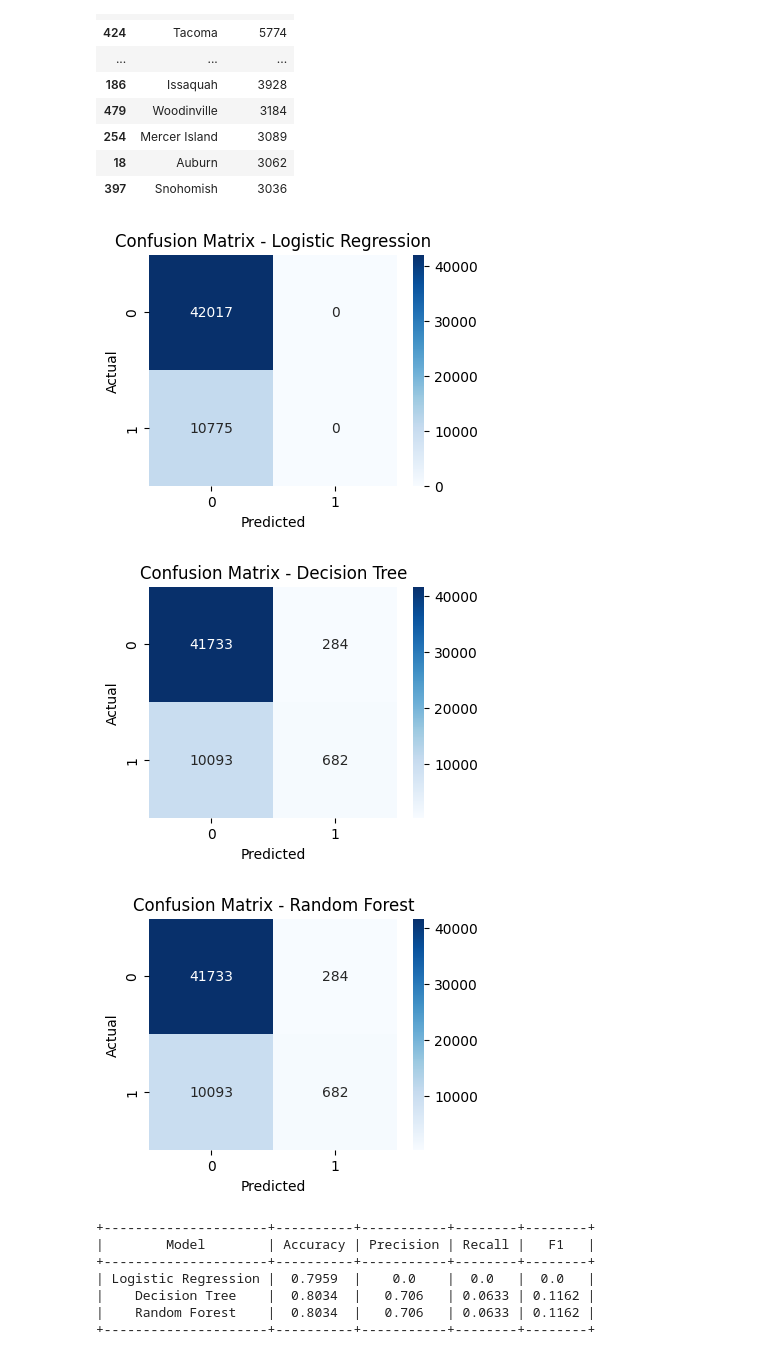
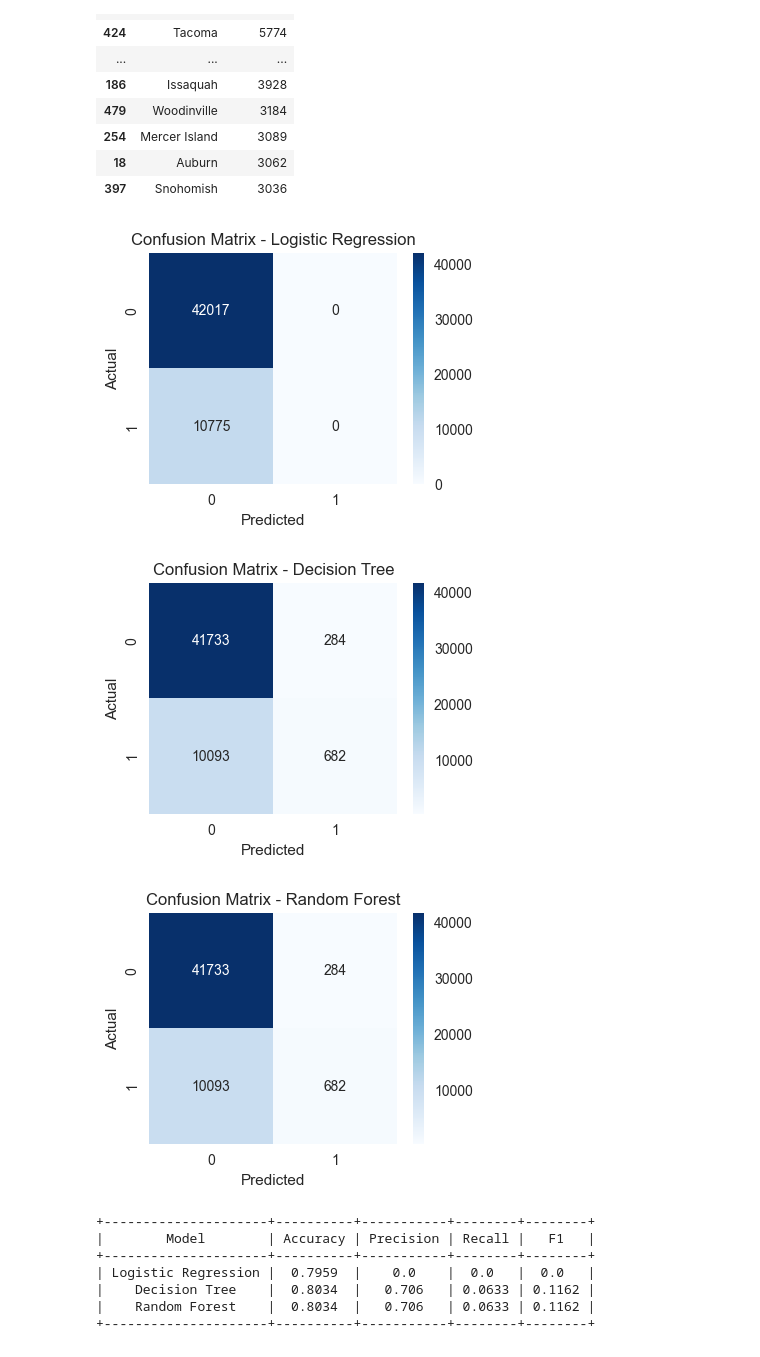
Before and after one commit to LeQuocHoaiDuc22130048/DATAMINNIG_GROUP_21, a Jupyter notebook: notebooks/EV_Mining.ipynb, the cells around one changed output. Drawn from its saved outputs; the diff is of its cells as text; code cells hidden in the pictures.

```diff
--- a/notebooks/EV_Mining.ipynb
+++ b/notebooks/EV_Mining.ipynb
@@ -11,6 +11,15 @@ from sklearn.tree import DecisionTreeClassifier
 from sklearn.ensemble import RandomForestClassifier
 from sklearn.metrics import accuracy_score, precision_score, recall_score, f1_score, confusion_matrix
 from prettytable import PrettyTable
+
+from statsmodels.tsa.arima.model import ARIMA
+from pmdarima import auto_arima
+from sklearn.metrics import mean_absolute_error, mean_squared_error
+from statsmodels.tsa.stattools import adfuller
+
+from prophet import Prophet
+
+plt.style.use("seaborn-v0_8")
 # %%
 #read
 df = pd.read_csv("../dataset/Electric_Vehicle_Population_Data.csv")
@@ -237,36 +246,36 @@ table.field_names = ["Model", "Accuracy", "Precision", "Recall", "F1"]
 # %%
 # 3. Train and review model
 for name, model in models.items():
     model.fit(X_train, y_train)
     y_pred = model.predict(X_test)
 
     acc = accuracy_score(y_test, y_pred)
-    pre = precision_score(y_test, y_pred)
-    rec = recall_score(y_test, y_pred)
-    f1 = f1_score(y_test, y_pred)
+    pre = precision_score(y_test, y_pred, zero_division=0)
+    rec = recall_score(y_test, y_pred, zero_division=0)
+    f1 = f1_score(y_test, y_pred, zero_division=0)
 
     table.add_row([name,
                    round(acc, 4),
                    round(pre, 4),
                    round(rec, 4),
                    round(f1, 4)
                   ])
 
     # Confusion Matrix
     cm = confusion_matrix(y_test, y_pred)
     plt.figure(figsize=(4,3))
     sns.heatmap(cm, annot=True, fmt='d', cmap='Blues')
     plt.title(f"Confusion Matrix - {name}")
     plt.xlabel("Predicted")
     plt.ylabel("Actual")
     plt.show()
 
 # print
 print(table)
 # %% [output]
-[figure, old version]
+[figure, new version]
-[figure, old version]
+[figure, new version]
-[figure, old version]
+[figure, new version]
 +---------------------+----------+-----------+--------+--------+
 |        Model        | Accuracy | Precision | Recall |   F1   |
 +---------------------+----------+-----------+--------+--------+
```
Also changed, not shown: parts of 23 cells of this notebook, 1 other file.
